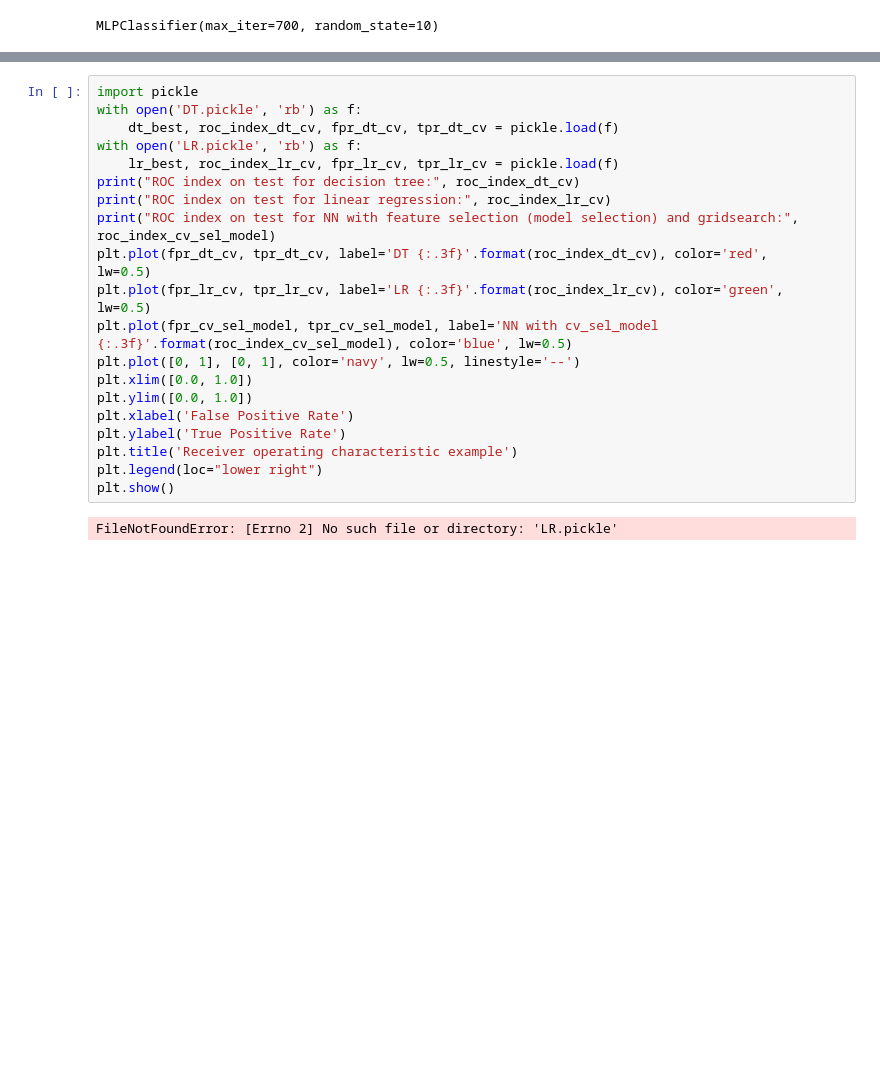
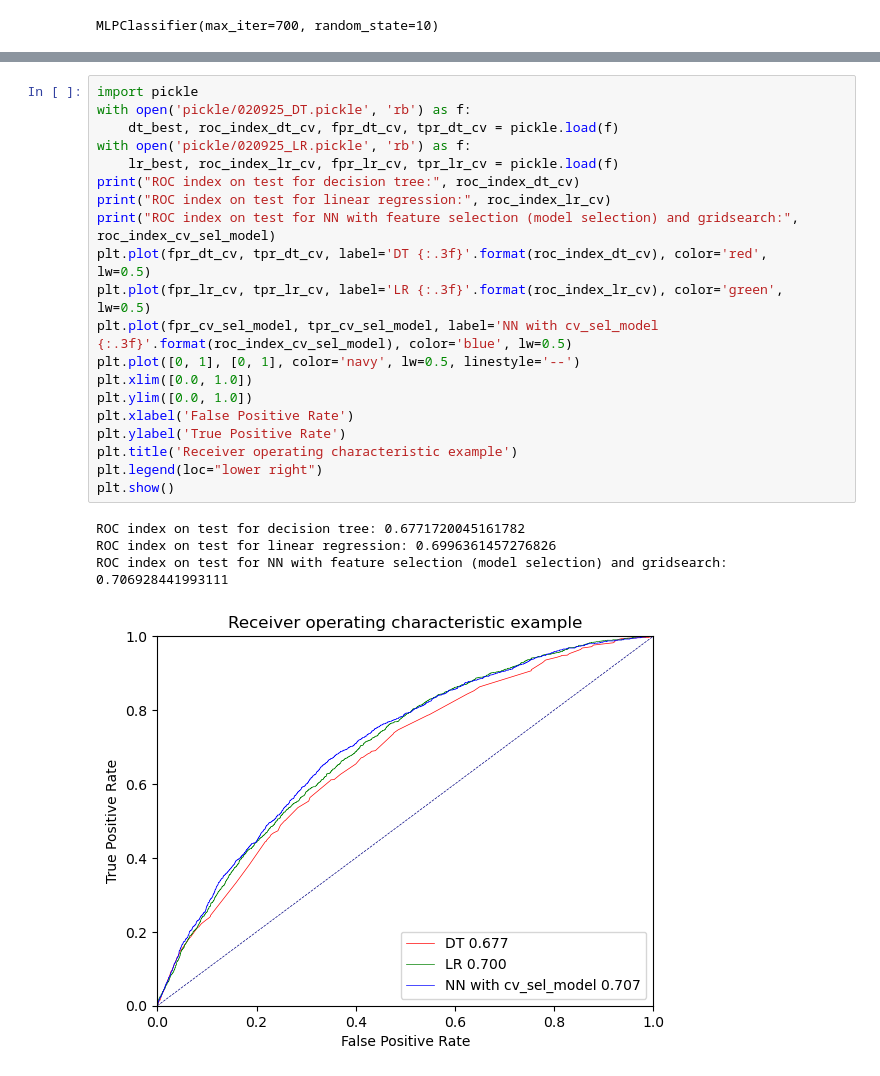
Before and after one commit to naratornb/ifn580-a1-data-modeling, a Jupyter notebook: a1_nn_attempt2.ipynb, the cells around one changed output, grey strips where cells are left out. Drawn from its saved outputs; the diff is of its cells as text; blank space fills up the shorter version.

```diff
--- a/a1_nn_attempt2.ipynb
+++ b/a1_nn_attempt2.ipynb
@@ -364,27 +367,30 @@ plt.show()
 # %%
 import pickle
-with open('DT.pickle', 'rb') as f:
+with open('pickle/020925_DT.pickle', 'rb') as f:
     dt_best, roc_index_dt_cv, fpr_dt_cv, tpr_dt_cv = pickle.load(f)
-with open('LR.pickle', 'rb') as f:
+with open('pickle/020925_LR.pickle', 'rb') as f:
     lr_best, roc_index_lr_cv, fpr_lr_cv, tpr_lr_cv = pickle.load(f)
 print("ROC index on test for decision tree:", roc_index_dt_cv)
 print("ROC index on test for linear regression:", roc_index_lr_cv)
 print("ROC index on test for NN with feature selection (model selection) and gridsearch:", roc_index_cv_sel_model)
 plt.plot(fpr_dt_cv, tpr_dt_cv, label='DT {:.3f}'.format(roc_index_dt_cv), color='red',
 lw=0.5)
 plt.plot(fpr_lr_cv, tpr_lr_cv, label='LR {:.3f}'.format(roc_index_lr_cv), color='green',
 lw=0.5)
 plt.plot(fpr_cv_sel_model, tpr_cv_sel_model, label='NN with cv_sel_model {:.3f}'.format(roc_index_cv_sel_model), color='blue', lw=0.5)
 plt.plot([0, 1], [0, 1], color='navy', lw=0.5, linestyle='--')
 plt.xlim([0.0, 1.0])
 plt.ylim([0.0, 1.0])
 plt.xlabel('False Positive Rate')
 plt.ylabel('True Positive Rate')
 plt.title('Receiver operating characteristic example')
 plt.legend(loc="lower right")
 plt.show()
 # %% [output]
-FileNotFoundError: [Errno 2] No such file or directory: 'LR.pickle'
+ROC index on test for decision tree: 0.6771720045161782
+ROC index on test for linear regression: 0.6996361457276826
+ROC index on test for NN with feature selection (model selection) and gridsearch: 0.706928441993111
+[figure, added]
 # %%
 def debug_dataframe(df):
     print("=== DataFrame Debugging ===")
```
Also changed, not shown: parts of 18 cells of this notebook, 2 other files.
